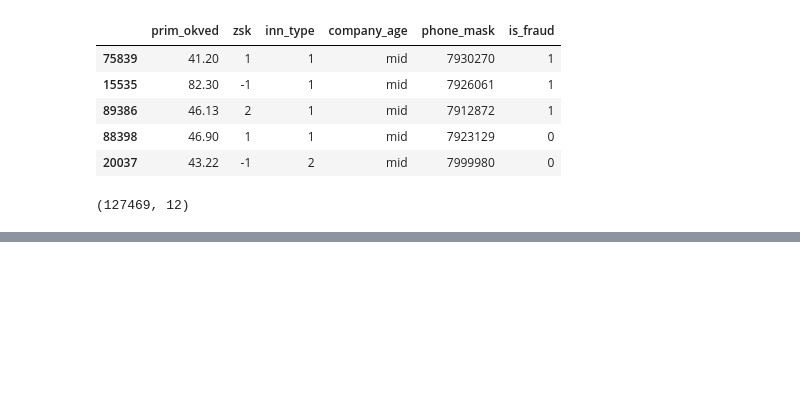
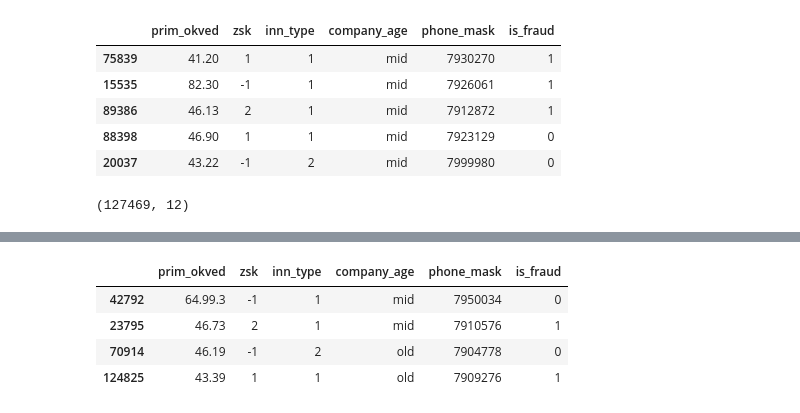
Before and after one commit to maxzaikin/ALARM, a Jupyter notebook: ALARM-System/AlarmWebAPI/Dataset/ds_eda.ipynb, the cells around one changed output, grey strips where cells are left out. Saved outputs shown, nothing was run; the diff lists cells and outputs as text; code cells hidden in the pictures; blank space fills up the shorter version.

```diff
--- a/ALARM-System/AlarmWebAPI/Dataset/ds_eda.ipynb
+++ b/ALARM-System/AlarmWebAPI/Dataset/ds_eda.ipynb
@@ -278,7 +279,7 @@ df_ml= df.drop(
         'reg_services',
         'income' # not relieble source for trainig
     ]
-)
+)фед ресурс.ру
 # %%
 df_ml = df_ml.loc[df_ml['inn_type'] > 0]
 # %%
@@ -306,0 +321,8 @@ df_ml.to_csv('ds_final.csv')
+# %%
+df_ml.sample(4)
+# %% [output]
+|  | prim_okved | zsk | inn_type | company_age | phone_mask | is_fraud |
+| 42792 | 64.99.3 | -1 | 1 | mid | 7950034 | 0 |
+| 23795 | 46.73 | 2 | 1 | mid | 7910576 | 1 |
+| 70914 | 46.19 | -1 | 2 | old | 7904778 | 0 |
+| 124825 | 43.39 | 1 | 1 | old | 7909276 | 1 |
```
Also changed, not shown: parts of 7 cells of this notebook, 5 other files.
